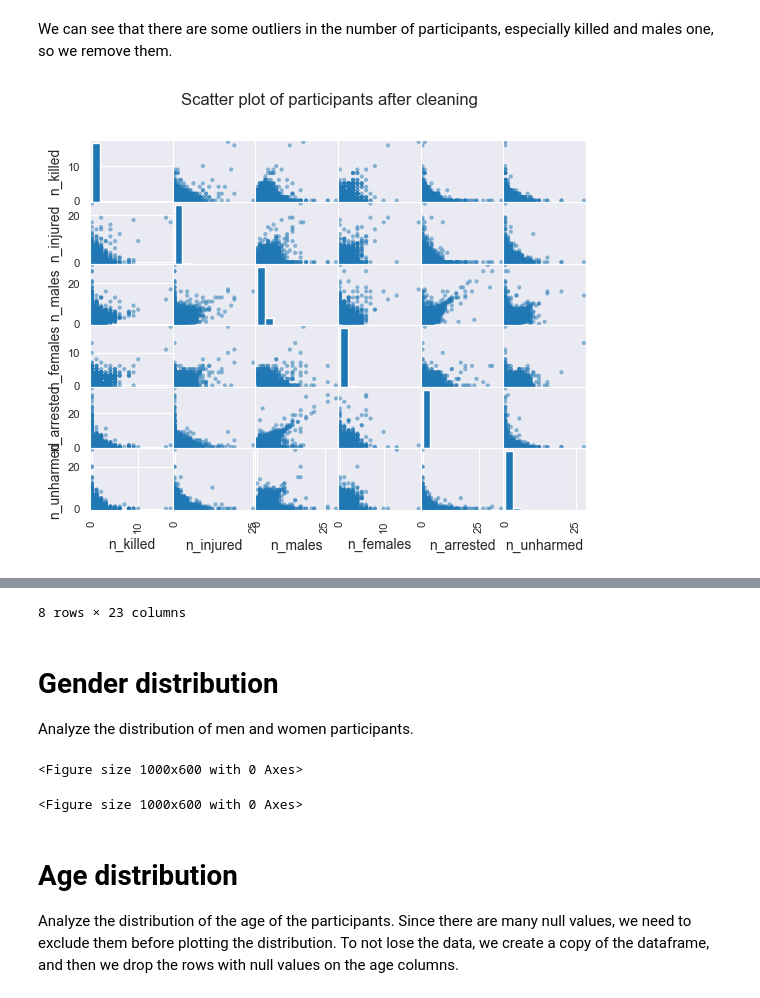
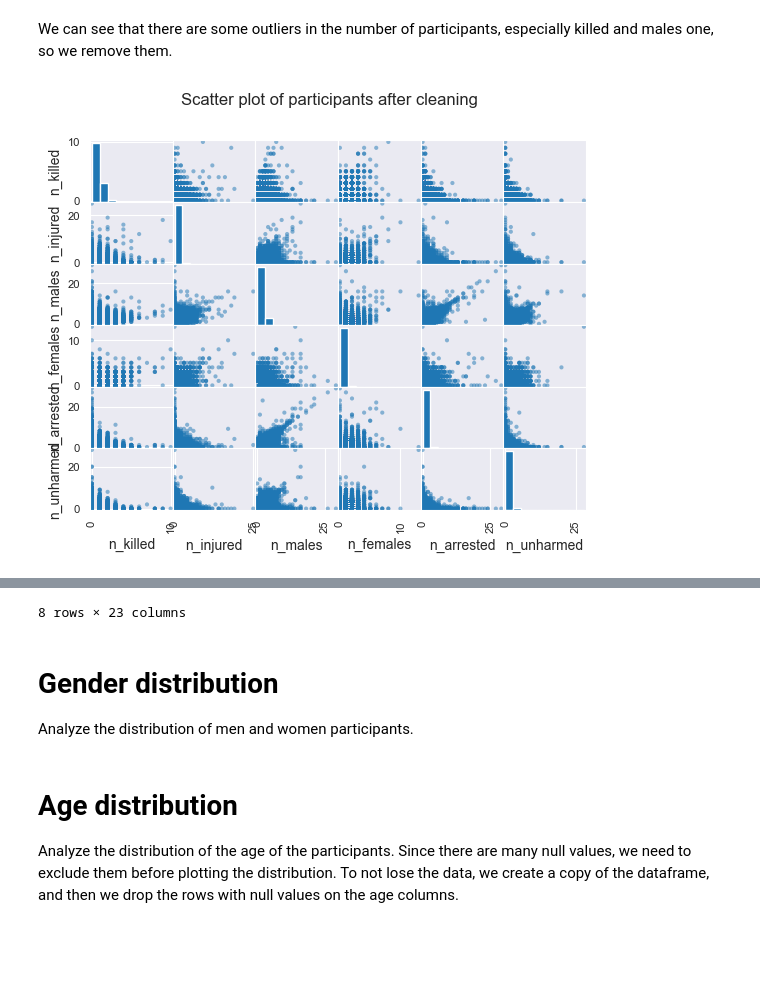
Before and after one commit to Alexthw46/DataMiningProject, a Jupyter notebook: TASK_1/data_understanding.ipynb, the cells around one changed output, grey strips where cells are left out. Cells and saved outputs as stored; diff of their text form; code cells hidden in the pictures; blank space fills up the shorter version.

```diff
--- a/TASK_1/data_understanding.ipynb
+++ b/TASK_1/data_understanding.ipynb
@@ -332,3 +332,19 @@ plt.show()
 # Participants distribution
 
 We now analyze the distribution of the number of participants in the incidents to check for outliers.
+# %%
+# distribution of n_participants
+plt.figure(figsize=(10, 6))
+plt.plot(incidents['n_participants'].value_counts().sort_index())
+#sns.boxplot(x=incidents['n_participants'])
+plt.title('Distribution of Participants before cleaning')
+plt.xlabel('Number of Participants')
+plt.show()
+incidents = incidents[incidents['n_participants'] < 30]
+
+plt.figure(figsize=(10, 6))
+plt.plot(incidents['n_participants'].value_counts().sort_index())
+#sns.boxplot(x=incidents['n_participants'])
+plt.title('Distribution of Participants after cleaning')
+plt.xlabel('Number of Participants')
+plt.show()
@@ -357,13 +376,12 @@ We can see that there are some outliers in the number of participants, especiall
 # %%
 # we remove the spotted outliers
 incidents = incidents[incidents['n_killed'] < 25]
-incidents = incidents[incidents['n_participants'] < 50]
 
 pd.plotting.scatter_matrix(incidents[scatter_cols])
 plt.suptitle('Scatter plot of participants after cleaning')
 plt.show()
 
 incidents.describe()
 # %% [output]
-[figure, old version]
+[figure, new version]
 |  | date | latitude | longitude | congressional_district | state_house_district | state_senate_district | ... |
@@ -382,11 +400,6 @@ incidents.describe()
 Analyze the distribution of men and women participants.
 # %%
 # distribution of n_males and n_females
-
-plt.figure(figsize=(10, 6))
-# %% [output]
-<Figure size 1000x600 with 0 Axes>
-<Figure size 1000x600 with 0 Axes>
 # %% [markdown]
 # Age distribution
 
```
Also changed, not shown: parts of 8 cells of this notebook, 5 other files.
